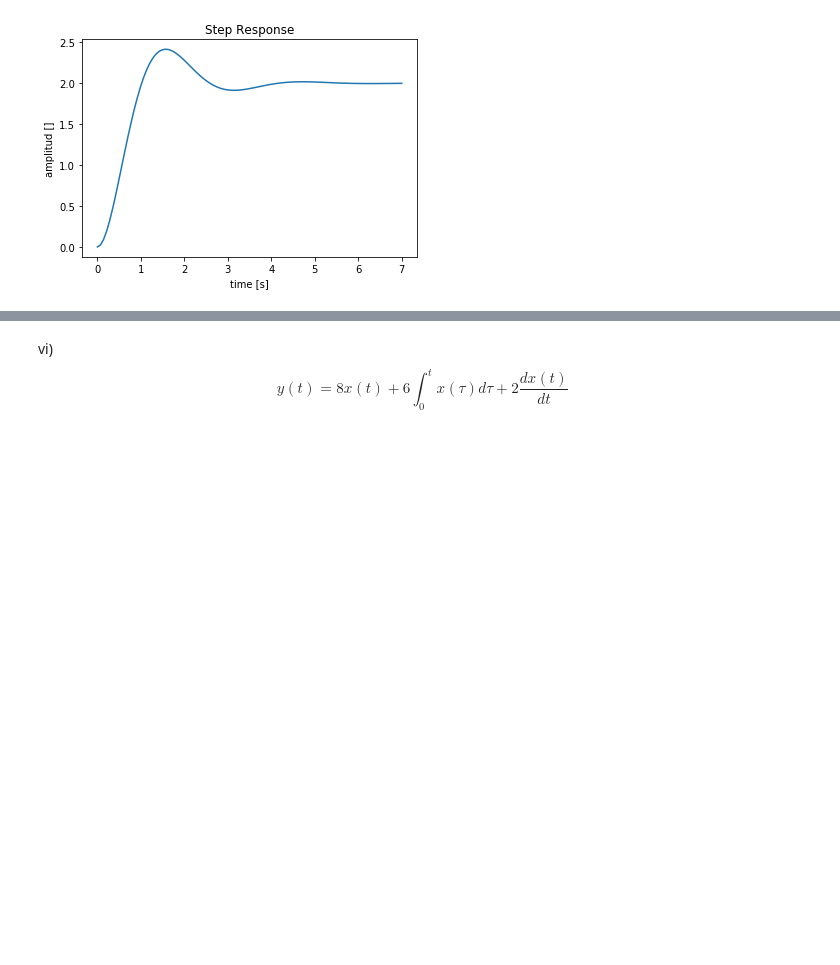
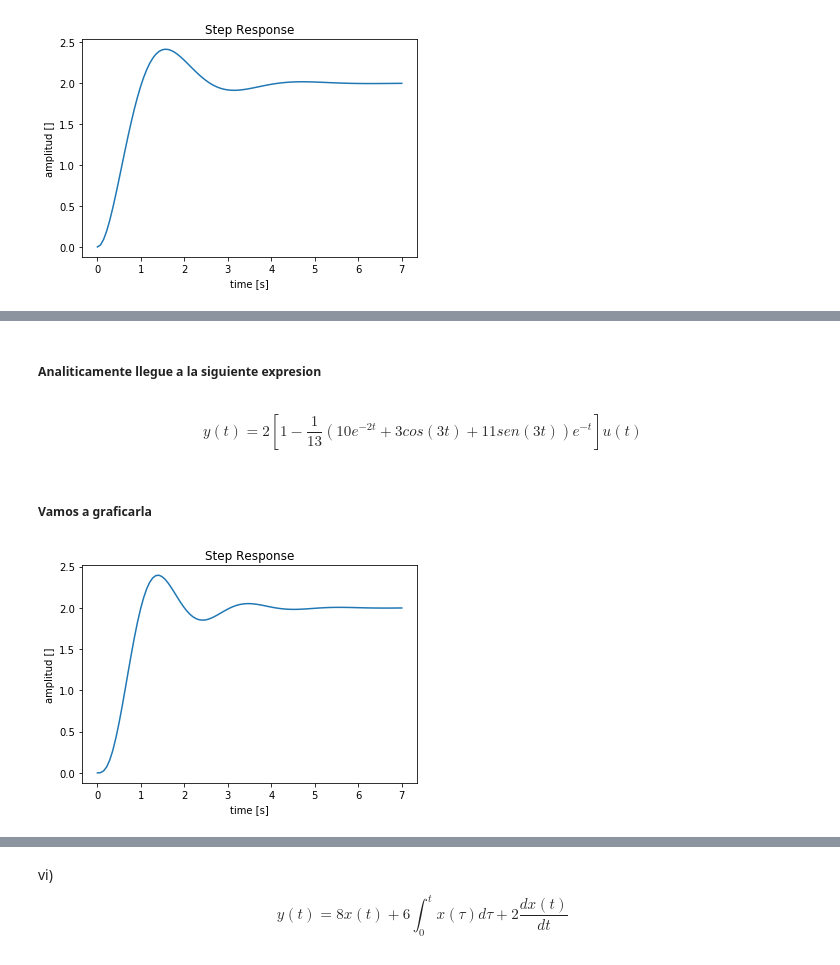
Before and after one commit to ordonezt/TP1-Control, a Jupyter notebook: TP1Notebook.ipynb, the cells around one changed output, grey strips where cells are left out. Drawn from its saved outputs; the diff is of its cells as text; code cells hidden in the pictures; blank space fills up the shorter version.

```diff
--- a/TP1Notebook.ipynb
+++ b/TP1Notebook.ipynb
@@ -102,0 +134,15 @@ ax.set(xlabel='time [s]', ylabel='amplitud []', title='Step Response');
+# %% [markdown]
+##### Analiticamente llegue a la siguiente expresion
+# %% [markdown]
+$$\begin{equation}y(t) = 2[1-\frac{1}{13}(10e^{-2t}+3cos(3t)+11sen(3t))e^{-t}]u(t)\end{equation}$$
+# %% [markdown]
+##### Vamos a graficarla
+# %%
+u = np.ones(t.size)
+y = 2*(1 - (10*np.exp(-2*t) + 3*np.cos(3*t) + 11*np.sin(3*t))*np.exp(-t)/13)*u
+
+fig, ax = plt.subplots()
+ax.plot(t, y)
+ax.set(xlabel='time [s]', ylabel='amplitud []', title='Step Response');
+# %% [output]
+[figure, added]
```
Also changed, not shown: parts of 61 cells of this notebook.
